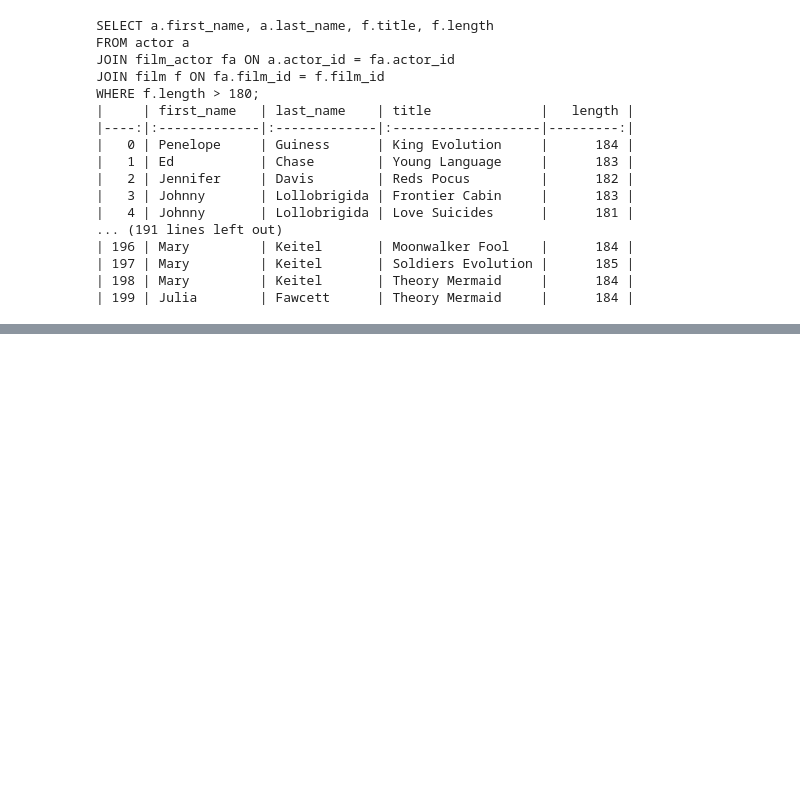
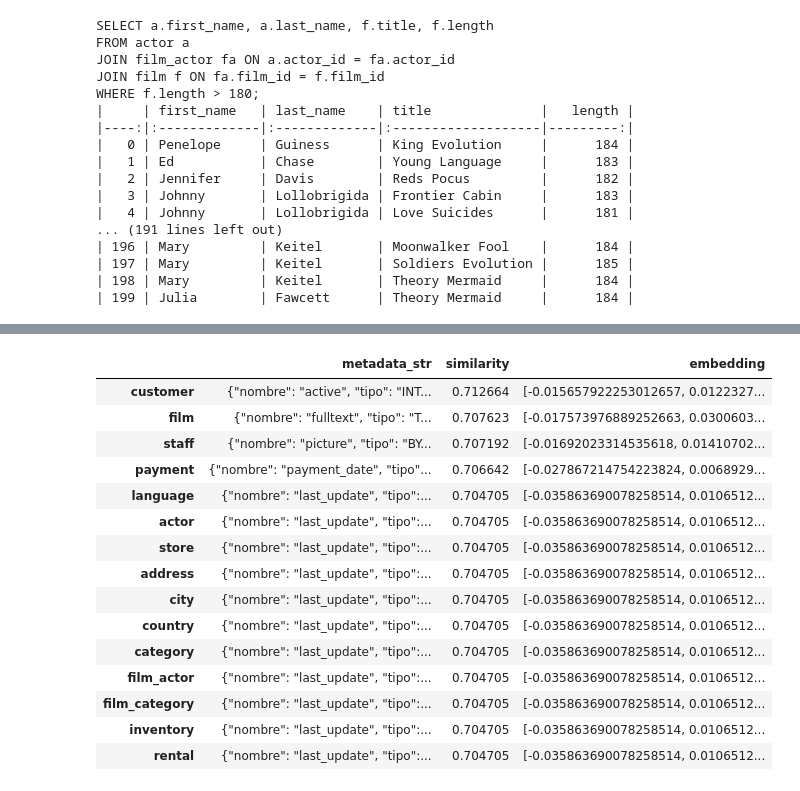
Before and after one commit to EHMikel/python_tools_and_code_templs, a Jupyter notebook: openai_API/BBDD_to_openai_API.ipynb, the cells around one changed output, grey strips where cells are left out. Drawn from its saved outputs; the diff is of its cells as text; code cells hidden in the pictures; blank space fills up the shorter version.

Commit message:
i add the embeddings and metadata pipelines

```diff
--- a/openai_API/BBDD_to_openai_API.ipynb
+++ b/openai_API/BBDD_to_openai_API.ipynb
@@ -198,0 +218,16 @@ WHERE f.length > 180;
+# %%
+import os
+path = 'data/'
+name = 'pagila_metadata.pickle'
+
+if not os.path.exists(path + name):
+
+    engine = conect_to_bbdd(bbdd_name='pagila', user= 'postgres', password='123')
+    metadata_df = metadata_pipeline(engine)
+    close_conection(engine)
+    # display(metadata_df)
+    # print(metadata_df.info)
+    metadata_df.to_pickle(path + name)
+
+else:
+    print(f'el archivo ya existe en: {path}, con el nombre: {name}')
@@ -198,0 +255,29 @@ WHERE f.length > 180;
+# %%
+def buscar_metadata_mas_similar(prompt, metadata, n_resulatdos= 5):
+    prompt_embedding = get_embedding(prompt)                                                       # se extrae el embedding de la pregunta del usuario
+    metadata['similarity']= metadata['embedding'].apply(lambda x: cosine_similarity(x, prompt_embedding))   # se saca la similitud de la pregunta con las posibles respuestas
+    metadata = metadata.sort_values('similarity', ascending= False)                                             # los ordena de mayor similitud a menor
+    return metadata[['metadata_str', 'similarity', 'embedding']]   # devuelve estas columnas y los primeros n resultados, este formato .iloc[:n_resulatdos][['texto', 'similitud', 'Embedding']]
+# %%
+mi_prompt = 'cuales son los actores que han paraticipado en peliculas de una duracion superior a 180 minutos'
+
+mi_busqueda = buscar_metadata_mas_similar(mi_prompt, metadata_df)
+# %%
+mi_busqueda
+# %% [output]
+|  | metadata_str | similarity | embedding |
+| customer | {"nombre": "active", "tipo": "INT... | 0.712664 | [-0.015657922253012657, 0.0122327... |
+| film | {"nombre": "fulltext", "tipo": "T... | 0.707623 | [-0.017573976889252663, 0.0300603... |
+| staff | {"nombre": "picture", "tipo": "BY... | 0.707192 | [-0.01692023314535618, 0.01410702... |
+| payment | {"nombre": "payment_date", "tipo"... | 0.706642 | [-0.027867214754223824, 0.0068929... |
+| language | {"nombre": "last_update", "tipo":... | 0.704705 | [-0.035863690078258514, 0.0106512... |
+| actor | {"nombre": "last_update", "tipo":... | 0.704705 | [-0.035863690078258514, 0.0106512... |
+| store | {"nombre": "last_update", "tipo":... | 0.704705 | [-0.035863690078258514, 0.0106512... |
+| address | {"nombre": "last_update", "tipo":... | 0.704705 | [-0.035863690078258514, 0.0106512... |
+| city | {"nombre": "last_update", "tipo":... | 0.704705 | [-0.035863690078258514, 0.0106512... |
+| country | {"nombre": "last_update", "tipo":... | 0.704705 | [-0.035863690078258514, 0.0106512... |
+| category | {"nombre": "last_update", "tipo":... | 0.704705 | [-0.035863690078258514, 0.0106512... |
+| film_actor | {"nombre": "last_update", "tipo":... | 0.704705 | [-0.035863690078258514, 0.0106512... |
+| film_category | {"nombre": "last_update", "tipo":... | 0.704705 | [-0.035863690078258514, 0.0106512... |
+| inventory | {"nombre": "last_update", "tipo":... | 0.704705 | [-0.035863690078258514, 0.0106512... |
+| rental | {"nombre": "last_update", "tipo":... | 0.704705 | [-0.035863690078258514, 0.0106512... |
```
Also changed, not shown: parts of 8 cells of this notebook, 11 other files.
